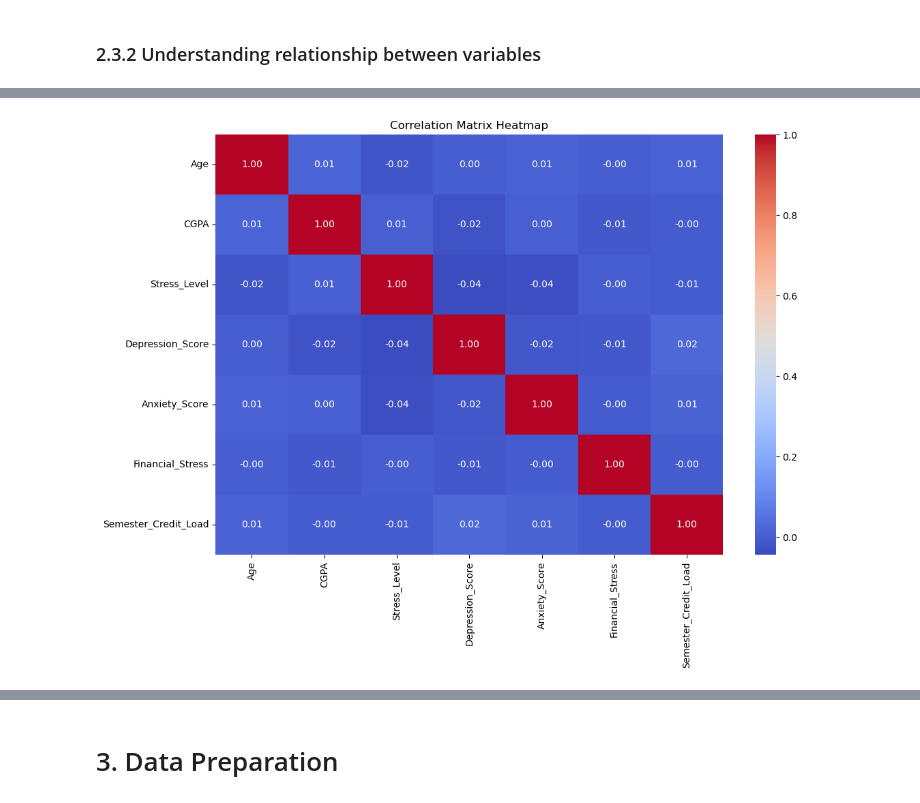
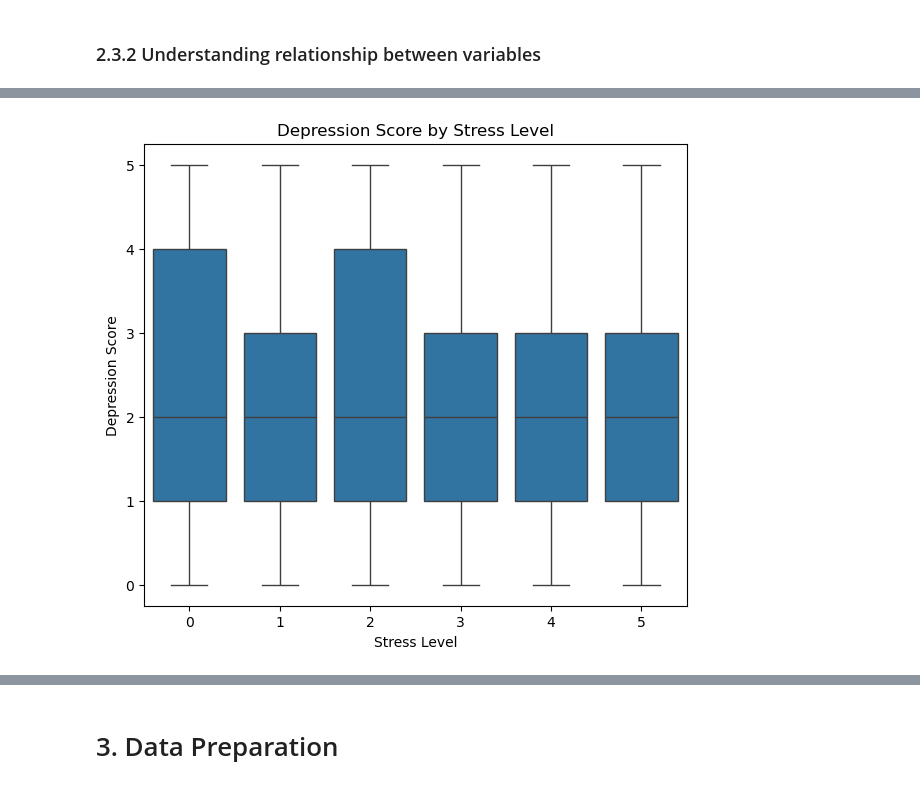
Before and after one commit to cheesyslayer1234/ML_assignment, a Jupyter notebook: NG FENG KANG MALCOLM MLDP Program Codes.ipynb, the cells around one changed output, grey strips where cells are left out. Saved outputs shown, nothing was run; the diff lists cells and outputs as text; code cells hidden in the pictures.

```diff
--- a/NG FENG KANG MALCOLM MLDP Program Codes.ipynb
+++ b/NG FENG KANG MALCOLM MLDP Program Codes.ipynb
@@ -242,17 +313,87 @@ for col in cat_features:
 # %% [markdown]
 ### 2.3.2 Understanding relationship between variables
 # %%
-## Understanding relationship between variables
-sns.pairplot(df, hue='Depression_Score')
+plt.figure(figsize=(7,6))
+sns.boxplot(x='Gender', y='Depression_Score', data=df)
+plt.title('Depression Score by Gender')
+plt.xlabel('Gender')
+plt.ylabel('Depression Score')
+plt.show()
+
+plt.figure(figsize=(7,6))
+sns.boxplot(
+    x='Stress_Level',
+    y='Depression_Score',
+    data=df,
+    order=sorted(df['Stress_Level'].dropna().unique())
+)
+plt.title('Depression Score by Stress Level')
+plt.xlabel('Stress Level')
+plt.ylabel('Depression Score')
+plt.show()
+
+plt.figure(figsize=(7,6))
+sns.boxplot(
+    x='Anxiety_Score',
+    y='Depression_Score',
+    data=df,
+    order=sorted(df['Anxiety_Score'].dropna().unique())
+)
+plt.title('Depression Score by Anxiety Level')
+plt.xlabel('Anxiety Score')
+plt.ylabel('Depression Score')
+plt.show()
+
+plt.figure(figsize=(7,6))
+plt.scatter(
+    df['Anxiety_Score'],
+    df['Depression_Score'],
+    alpha=0.6
+)
+plt.title('Anxiety Score vs Depression Score')
+plt.xlabel('Anxiety Score')
+plt.ylabel('Depression Score')
+plt.show()
+
+plt.figure(figsize=(7,6))
+sns.boxplot(
+    x='Financial_Stress',
+    y='Depression_Score',
+    data=df,
+    order=sorted(df['Financial_Stress'].dropna().unique())
+)
+plt.title('Depression Score by Financial Stress Level')
+plt.xlabel('Financial Stress Level')
+plt.ylabel('Depression Score')
+plt.show()
+
+plt.figure(figsize=(7,6))
+plt.scatter(
+    df['CGPA'],
+    df['Depression_Score'],
+    alpha=0.6
+)
+plt.xlabel('CGPA')
+plt.ylabel('Depression Score')
+plt.title('CGPA vs Depression Score')
+plt.show()
+
+plt.figure(figsize=(7,6))
+sns.boxplot(
+    x='Semester_Credit_Load',
+    y='Depression_Score',
+    data=df,
+    order=sorted(df['Semester_Credit_Load'].dropna().unique())
+)
+plt.title('Depression Score by Semester Credit Load')
+plt.xlabel('Semester Credit Load')
+plt.ylabel('Depression Score')
 plt.show()
 
 corr = df.select_dtypes(include=[np.number]).corr()
-plt.figure(figsize=(12, 8))
-sns.heatmap(corr, annot=True, fmt='.2f', cmap='coolwarm')
-plt.title('Correlation Matrix Heatmap')
+
+plt.figure(figsize=(12,8))
+sns.heatmap(corr, annot=True, cmap='coolwarm', center=0)
+plt.title('Spearman Correlation Matrix')
 plt.show()
-# Correlation matrix for numerical features & Heatmap visualization
-
-col_x = 'Anxiety_Score' # Example feature for x-axis
-df.plot(x=col_x,y=col_y,kind='scatter')
 # %% [output]
@@ -260 +401 @@ df.plot(x=col_x,y=col_y,kind='scatter')
-[figure, old version]
+[figure, new version]
```
Also changed, not shown: parts of 9 cells of this notebook.
